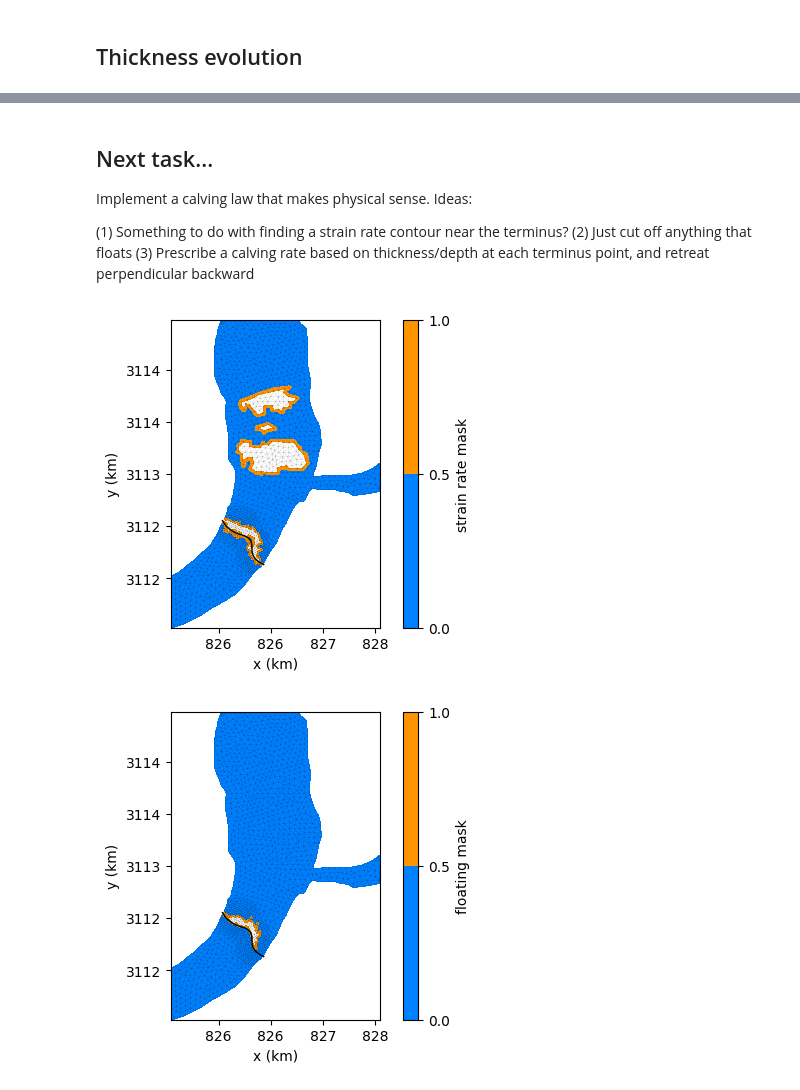
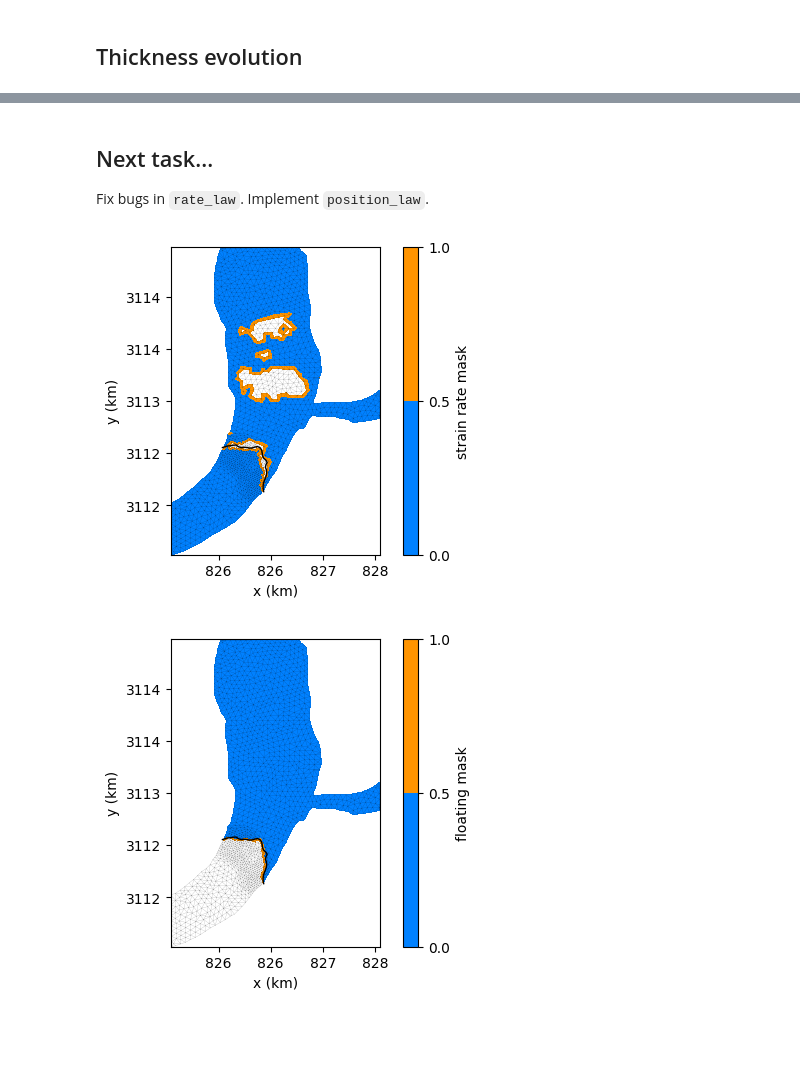
Before and after one commit to chrismiele/glimmer, a Jupyter notebook: issm/luggye_HO_model.ipynb, the cells around one changed output, grey strips where cells are left out. Cells and saved outputs as stored; diff of their text form; code cells hidden in the pictures; blank space fills up the shorter version.

````diff
--- a/issm/luggye_HO_model.ipynb
+++ b/issm/luggye_HO_model.ipynb
@@ -306,19 +304,24 @@ md.transient.requested_outputs
 # %%
 Δt = 1
 model_time = 10
-num_timesteps = int(model_time/Δt)
+num_timesteps = int(model_time/Δt) + 1
 solver_opts = {'friction': 1000, 'thickness_inflow': H_0}
 
 for step in tqdm.trange(num_timesteps):
 
     u, H, s = coupled_solve(md, Δt, thickness = H, velocity = u, **solver_opts)
-    # u = diagnostic_solve(md, thickness = H, velocity = u, **solver_opts)
-    # H, s = prognostic_solve(md, Δt, thickness = H, velocity = u, **solver_opts)
     terminus, H, s = advance_terminus(md, Δt, thickness = H, velocity = u, terminus = terminus, **solver_opts)
 
-    if step == 0:
-        terminus, H, s = simple_calve(md, radius = 100, terminus = terminus, thickness = H, surface = s)
+    d, H = md.miscellaneous.waterline - md.geometry.base, md.geometry.thickness
+    d[d < 0] = 0
+    c = 0.4 #suggested 2.4
+    calving_rate = c*np.sqrt(H*d)
+
+    terminus, H, s = rate_law(md, Δt, thickness = H, terminus = terminus, rate = calving_rate)
 # %%
+proj = lambda x: project2d(md, x, 1)
+ice_mask = proj(md.mask.ice_levelset < 0) if md.miscellaneous.is3d else md.mask.ice_levelset < 0
+
 km = FuncFormatter(lambda v, _: f'{v/1000:.0f}')
 speed = np.hypot(u[0], u[1]).ravel()
 # speed[md.mask.ice_levelset > 0] = np.nan
@@ -352,7 +355,9 @@ try:
             ax.axis('off')
             continue
         sl = slice(k*n2, (k + 1)*n2)
-        c = ax.tricontourf(x, y, elts, speed[sl], levels = 20, vmin = 0, vmax = vmax)
+        image = speed[sl]
+        image[~ice_mask] = 0
+        c = ax.tricontourf(x, y, elts, image, levels = 20, vmin = 0, vmax = vmax)
         ax.triplot(x, y, elts, color = 'k', linewidth = 0.15, alpha = 0.4)
         ax.tricontour(x, y, elts, phi, levels = [0], colors = 'grey', linewidths = 1)
         ax.set(title = f'Layer {k + 1}')
@@ -375,7 +380,7 @@ try:
 except AttributeError:
     x, y = md.mesh.x, md.mesh.y
     elts = md.mesh.elements - 1
-
+    speed[~ice_mask] = 0
     plt.figure()
     # speed[md.mask.ice_levelset > 0] = np.nan
     pc = plt.tripcolor(x, y, elts, speed)
@@ -428,11 +433,7 @@ plt.show()
 # %% [markdown]
 ## Next task...
 
-Implement a calving law that makes physical sense. Ideas:
-
-(1) Something to do with finding a strain rate contour near the terminus?
-(2) Just cut off anything that floats
-(3) Prescribe a calving rate based on thickness/depth at each terminus point, and retreat perpendicular backward
+Fix bugs in ```rate_law```. Implement ```position_law```.
 # %%
 ε = effective_strain_rate(md, depth_averaged = True)
 thresh = 0.2e-8
@@ -451,27 +452,17 @@ fmt_ax(plt.gca())
 plt.colorbar(pc, label = 'strain rate mask')
 plt.show()
 # %% [output]
-[figure, old version]
+[figure, new version]
 # %%
-ρ_i = md.materials.rho_ice
-ρ_w = md.materials.rho_water
-ϱ = ρ_i/ρ_w
-
-bed = md.miscellaneous.bed
-waterline = md.miscellaneous.waterline
-
-H2 = H.copy()
-ice = project2d(md, (md.mask.ice_levelset <= 0).astype(float), 1) > 0.5 if hasattr(md.mesh, 'numberoflayers') else (md.mask.ice_levelset <= 0)
-
-float_mask = ice & ((bed - waterline) < (-ϱ*H))
-
+proj = lambda x: project2d(md, x, 1)
+float_mask = proj(md.mask.ocean_levelset < 0) if md.miscellaneous.is3d else md.mask.ocean_levelset < 0
 plt.figure(figsize=(6, 4))
 pc = plt.tricontourf(mx, my, elts, float_mask.astype(float), levels=[0, 0.5, 1], cmap='jet')
 plt.triplot(mx, my, elts, color='k', linewidth=0.15, alpha=0.4)
 plt.plot(x1, y1, '-', lw=1, color='k')
 
 fmt_ax(plt.gca())
 plt.colorbar(pc, label='floating mask')
 plt.show()
 # %% [output]
-[figure, old version]
+[figure, new version]
````
Also changed, not shown: parts of 4 cells of this notebook.
